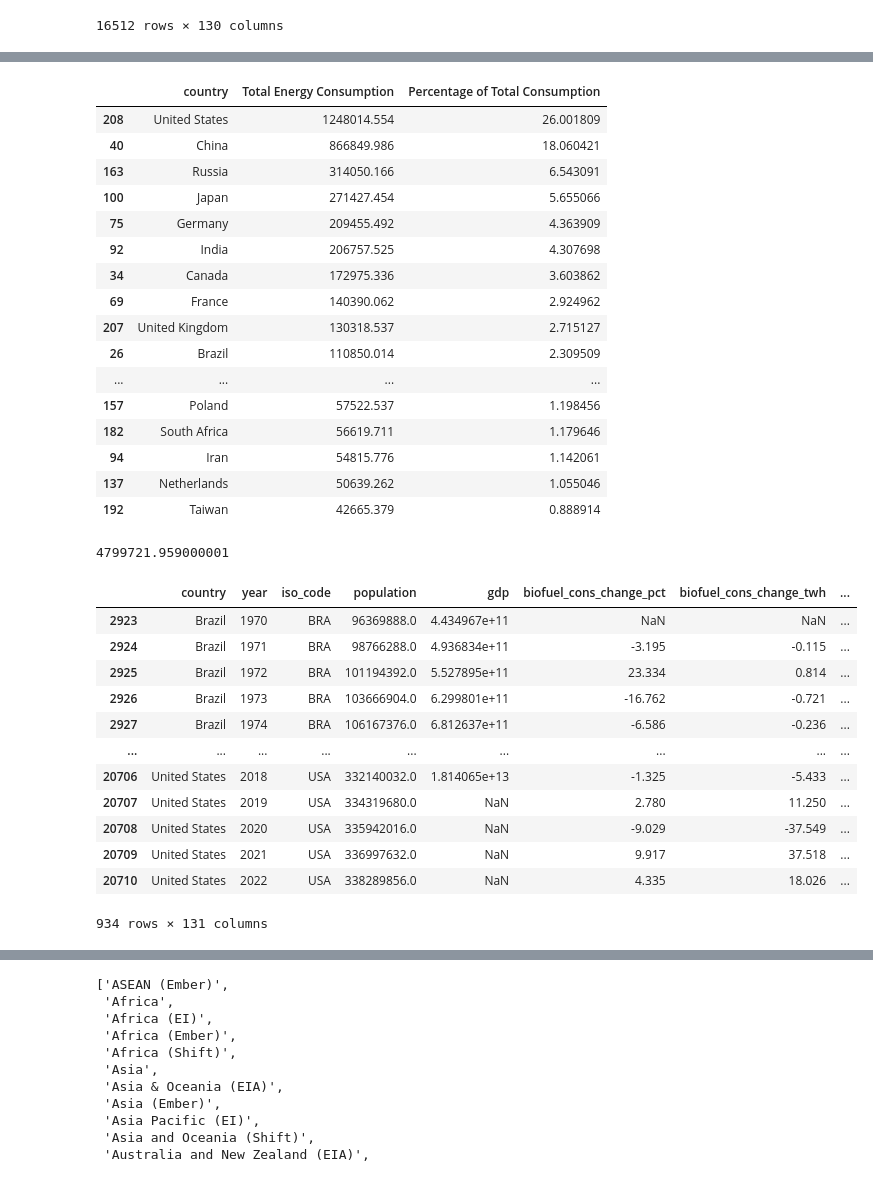
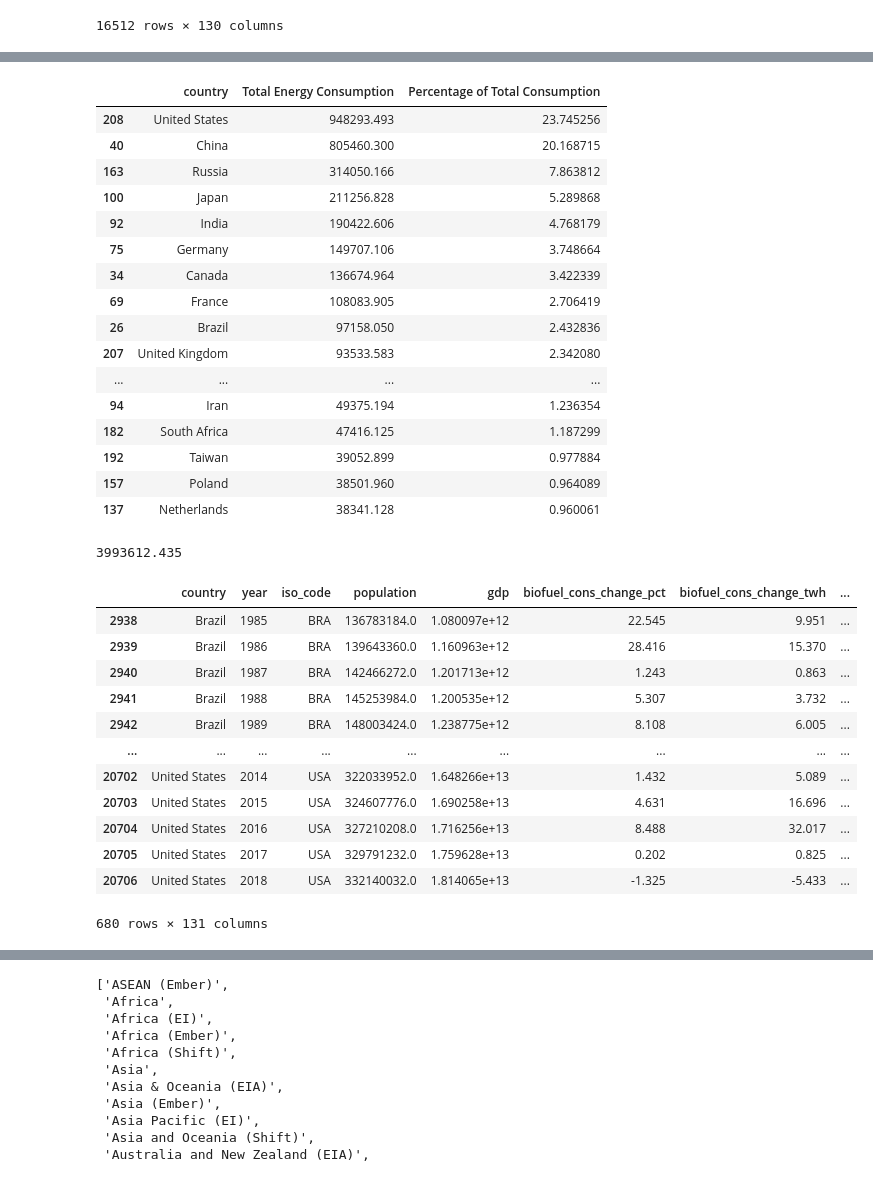
Before and after one commit to skythelimitdt/data_analytics_proj1, a Jupyter notebook: world_energy_consumption.ipynb, the cells around one changed output, grey strips where cells are left out. Drawn from its saved outputs; the diff is of its cells as text; code cells hidden in the pictures.

```diff
--- a/world_energy_consumption.ipynb
+++ b/world_energy_consumption.ipynb
@@ -165,7 +165,7 @@ See the caveats in the documentation: https://pandas.pydata.org/pandas-docs/stab
 | 22011 | Zimbabwe | 2022 | ZWE | 16320539.0 | NaN | NaN | NaN | ... |
 16512 rows × 130 columns
 # %%
-filtered_countries=countries_world_energy_df.loc[(countries_world_energy_df["year"] >= 1970)]
+filtered_countries=countries_world_energy_df.loc[(countries_world_energy_df["year"] >= 1985)]
 filtered_countries.head()
 # %% [output]
 |  | country | year | iso_code | population | gdp | biofuel_cons_change_pct | biofuel_cons_change_twh | ... |
@@ -236,47 +236,49 @@ top_countries['Percentage of Total Consumption'] = (
 top_countries.head(20)
 # %% [output]
 |  | country | Total Energy Consumption | Percentage of Total Consumption |
-| 208 | United States | 1248014.554 | 26.001809 |
-| 40 | China | 866849.986 | 18.060421 |
-| 163 | Russia | 314050.166 | 6.543091 |
-| 100 | Japan | 271427.454 | 5.655066 |
-| 75 | Germany | 209455.492 | 4.363909 |
-| 92 | India | 206757.525 | 4.307698 |
-| 34 | Canada | 172975.336 | 3.603862 |
-| 69 | France | 140390.062 | 2.924962 |
-| 207 | United Kingdom | 130318.537 | 2.715127 |
-| 26 | Brazil | 110850.014 | 2.309509 |
+| 208 | United States | 948293.493 | 23.745256 |
+| 40 | China | 805460.300 | 20.168715 |
+| 163 | Russia | 314050.166 | 7.863812 |
+| 100 | Japan | 211256.828 | 5.289868 |
+| 92 | India | 190422.606 | 4.768179 |
+| 75 | Germany | 149707.106 | 3.748664 |
+| 34 | Canada | 136674.964 | 3.422339 |
+| 69 | France | 108083.905 | 2.706419 |
+| 26 | Brazil | 97158.050 | 2.432836 |
+| 207 | United Kingdom | 93533.583 | 2.342080 |
 | ... | ... | ... | ... |
-| 157 | Poland | 57522.537 | 1.198456 |
-| 182 | South Africa | 56619.711 | 1.179646 |
-| 94 | Iran | 54815.776 | 1.142061 |
-| 137 | Netherlands | 50639.262 | 1.055046 |
-| 192 | Taiwan | 42665.379 | 0.888914 |
+| 94 | Iran | 49375.194 | 1.236354 |
+| 182 | South Africa | 47416.125 | 1.187299 |
+| 192 | Taiwan | 39052.899 | 0.977884 |
+| 157 | Poland | 38501.960 | 0.964089 |
+| 137 | Netherlands | 38341.128 | 0.960061 |
 # %%
 total_consumption
 # %% [output]
-4799721.959000001
+3993612.435
 # %%
 top_country_df = filtered_countries.loc[
     filtered_countries['country'].isin([
         'China', 'United States', 'Russia', 'India', 'Japan',
         'Canada', 'Brazil', 'France', 'South Korea', 'United Kingdom', 'Mexico', 'Spain', 'Italy',
-        'Iran', 'Ukraine', 'South Africa', 'Taiwan', 'Netherland', 'Sweden'
+        'Iran', 'Ukraine', 'South Africa', 'Taiwan', 'Netherlands', 'Poland', 'Germany'
     ])
 ]
 
+top_country_df=top_country_df.loc[top_country_df['year'] < 2019 ]
+
 top_country_df
 # %% [output]
 |  | country | year | iso_code | population | gdp | biofuel_cons_change_pct | biofuel_cons_change_twh | ... |
-| 2923 | Brazil | 1970 | BRA | 96369888.0 | 4.434967e+11 | NaN | NaN | ... |
-| 2924 | Brazil | 1971 | BRA | 98766288.0 | 4.936834e+11 | -3.195 | -0.115 | ... |
-| 2925 | Brazil | 1972 | BRA | 101194392.0 | 5.527895e+11 | 23.334 | 0.814 | ... |
-| 2926 | Brazil | 1973 | BRA | 103666904.0 | 6.299801e+11 | -16.762 | -0.721 | ... |
-| 2927 | Brazil | 1974 | BRA | 106167376.0 | 6.812637e+11 | -6.586 | -0.236 | ... |
+| 2938 | Brazil | 1985 | BRA | 136783184.0 | 1.080097e+12 | 22.545 | 9.951 | ... |
+| 2939 | Brazil | 1986 | BRA | 139643360.0 | 1.160963e+12 | 28.416 | 15.370 | ... |
+| 2940 | Brazil | 1987 | BRA | 142466272.0 | 1.201713e+12 | 1.243 | 0.863 | ... |
+| 2941 | Brazil | 1988 | BRA | 145253984.0 | 1.200535e+12 | 5.307 | 3.732 | ... |
+| 2942 | Brazil | 1989 | BRA | 148003424.0 | 1.238775e+12 | 8.108 | 6.005 | ... |
 | ... | ... | ... | ... | ... | ... | ... | ... | ... |
+| 20702 | United States | 2014 | USA | 322033952.0 | 1.648266e+13 | 1.432 | 5.089 | ... |
+| 20703 | United States | 2015 | USA | 324607776.0 | 1.690258e+13 | 4.631 | 16.696 | ... |
+| 20704 | United States | 2016 | USA | 327210208.0 | 1.716256e+13 | 8.488 | 32.017 | ... |
+| 20705 | United States | 2017 | USA | 329791232.0 | 1.759628e+13 | 0.202 | 0.825 | ... |
 | 20706 | United States | 2018 | USA | 332140032.0 | 1.814065e+13 | -1.325 | -5.433 | ... |
-| 20707 | United States | 2019 | USA | 334319680.0 | NaN | 2.780 | 11.250 | ... |
-| 20708 | United States | 2020 | USA | 335942016.0 | NaN | -9.029 | -37.549 | ... |
-| 20709 | United States | 2021 | USA | 336997632.0 | NaN | 9.917 | 37.518 | ... |
-| 20710 | United States | 2022 | USA | 338289856.0 | NaN | 4.335 | 18.026 | ... |
-934 rows × 131 columns
+680 rows × 131 columns
```
Also changed, not shown: parts of 7 cells of this notebook.
